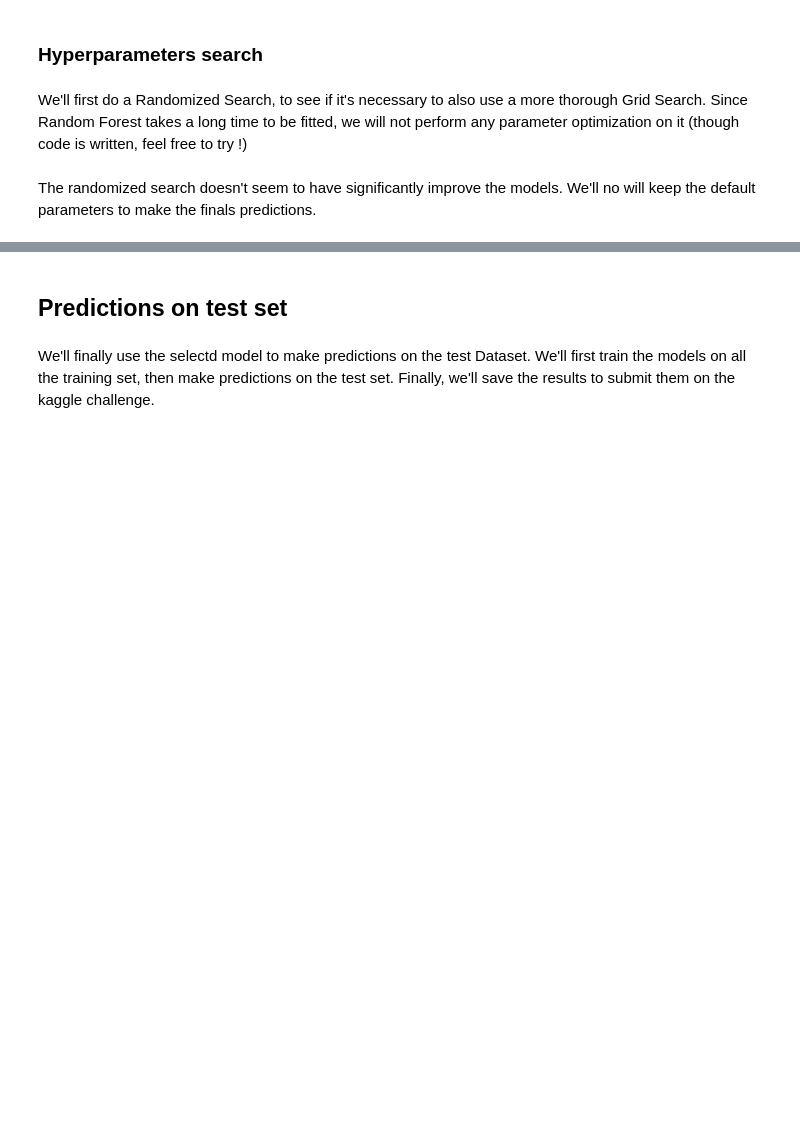
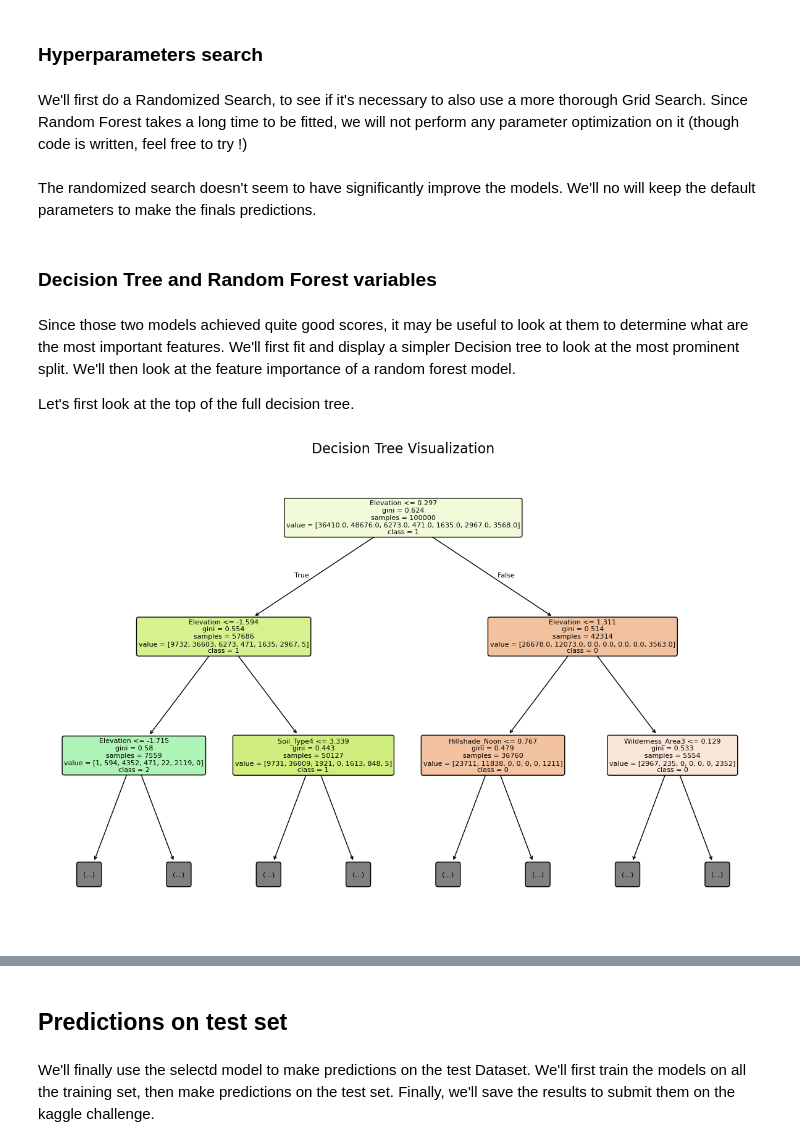
Before and after one commit to JorisCaudard/M2_DataChallenge, a Jupyter notebook: Notebooks/Classification.ipynb, the cells around one changed output, grey strips where cells are left out. Saved outputs shown, nothing was run; the diff lists cells and outputs as text; code cells hidden in the pictures; blank space fills up the shorter version.

```diff
--- a/Notebooks/Classification.ipynb
+++ b/Notebooks/Classification.ipynb
@@ -378,12 +376,17 @@ modelDict = {
         ('classifier', LogisticRegression(max_iter=100, solver='saga'))
     ]),
 
+    'SGD Classifier': Pipeline([
+        ('scaler', StandardScaler()),
+        ('classifier', SGDClassifier())
+    ]),
+
     'KNN Classifier': Pipeline([
         ('scaler', StandardScaler()),
         ('classifier', KNeighborsClassifier())
     ]),
 
-    'Decision Tree Regression': Pipeline([
+    'Decision Tree Classifier': Pipeline([
         ('scaler', StandardScaler()),
         ('classifier', DecisionTreeClassifier())
     ]),
@@ -459,2 +504,35 @@ random_forest_param_grid = {
 # %% [markdown]
 The randomized search doesn't seem to have significantly improve the models. We'll no will keep the default parameters to make the finals predictions.
+# %% [markdown]
+### Decision Tree and Random Forest variables
+# %% [markdown]
+Since those two models achieved quite good scores, it may be useful to look at them to determine what are the most important features. We'll first fit and display a simpler Decision tree to look at the most prominent split. We'll then look at the feature importance of a random forest model.
+
+Let's first look at the top of the full decision tree.
+# %%
+# Initializing the Decision Tree model
+decision_tree_model = modelDict['Decision Tree Classifier']
+
+# Fitting the model on training data
+decision_tree_model.fit(X, y)
+
+# Displaying the first leaves of the Tree
+from sklearn.tree import plot_tree
+
+
+fig, ax = plt.subplots(figsize=(15, 10))
+
+plot_tree(decision_tree_model.named_steps['classifier'],
+          max_depth=2,
+          feature_names=X.columns.tolist(),
+          class_names=np.unique(y).astype('str'),
+          filled=True,
+          rounded=True,
+          fontsize=8,
+          ax=ax
+          )
+
+ax.set_title("Decision Tree Visualization", fontsize=16)
+plt.show()
+# %% [output]
+[figure, added]
```
Also changed, not shown: parts of 23 cells of this notebook, 4 other files.
